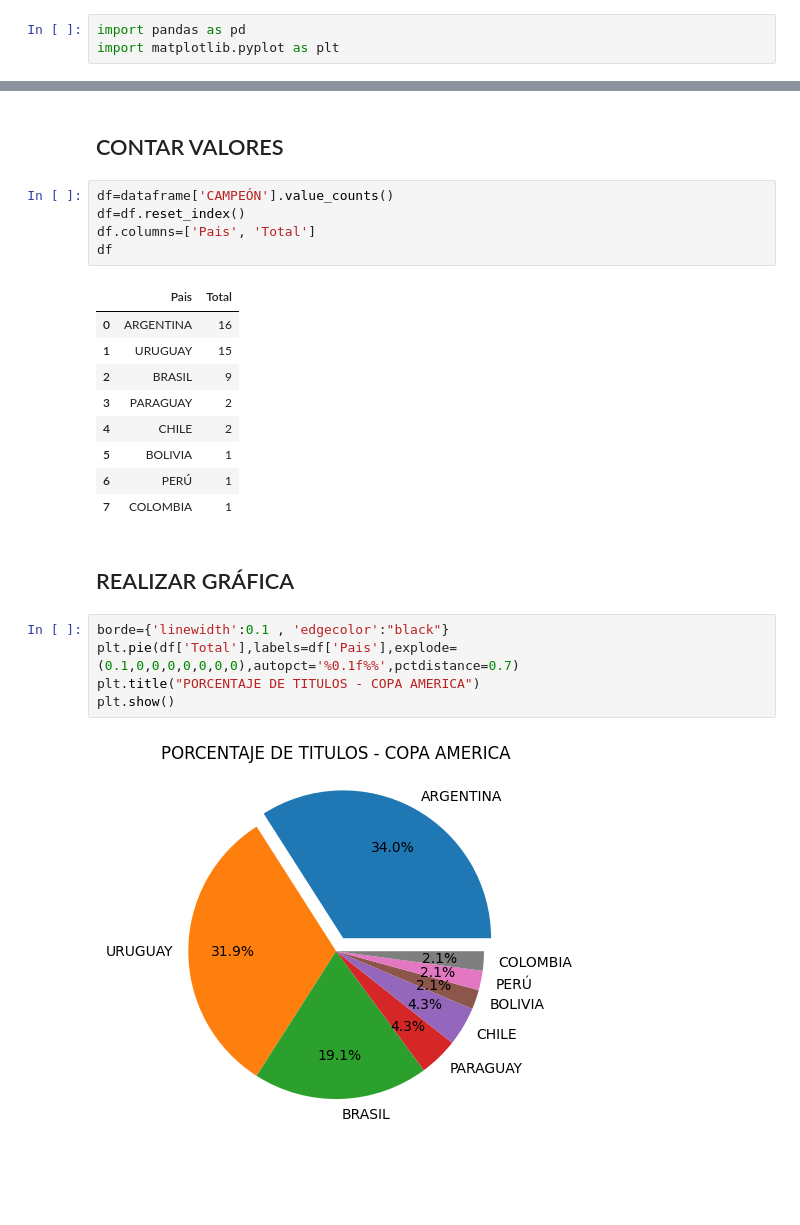
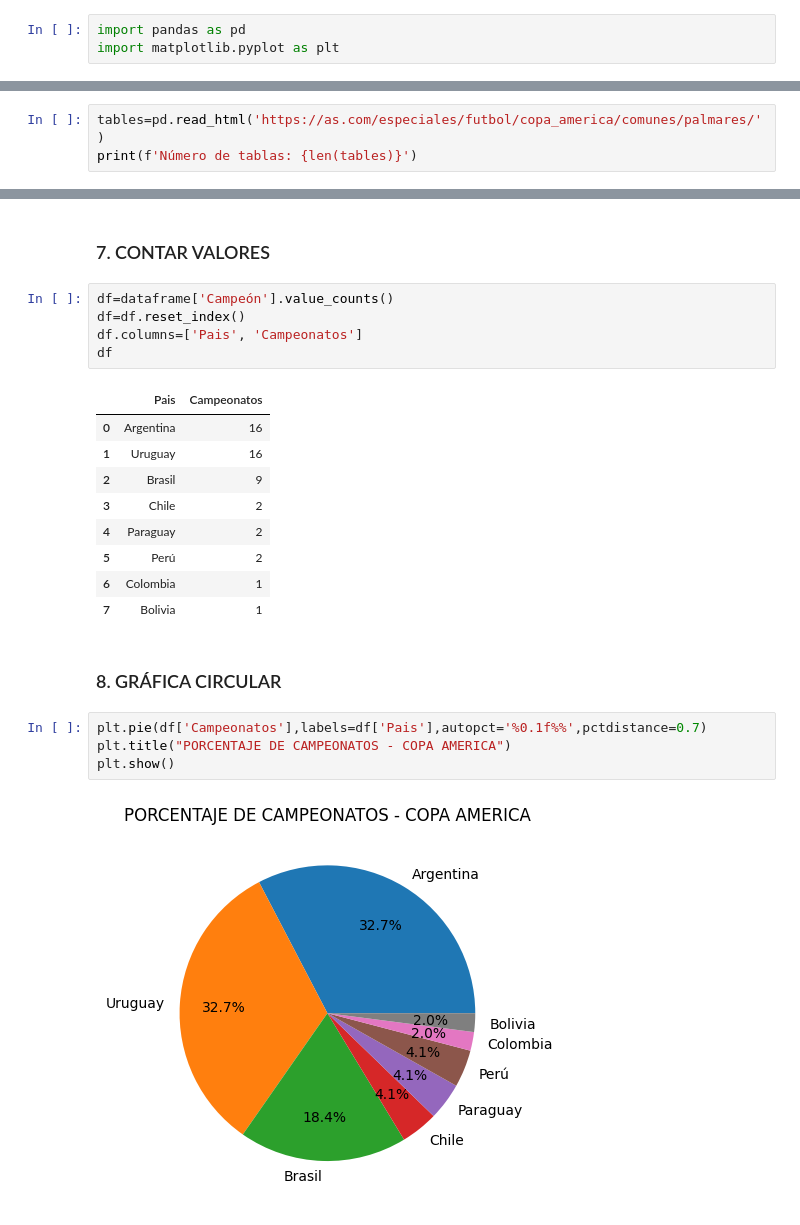
Before and after one commit to LuisOchoa1495/LIBRERIAS-DATA-SCIENCE, a Jupyter notebook: JUPYTER NOTEBOOK/ejemplo.ipynb, the cells around one changed output, grey strips where cells are left out. Cells and saved outputs as stored; diff of their text form; blank space fills up the shorter version.

```diff
--- a/JUPYTER NOTEBOOK/ejemplo.ipynb
+++ b/JUPYTER NOTEBOOK/ejemplo.ipynb
@@ -15,0 +10,3 @@ Numero de tablas: 2
+# %%
+tables=pd.read_html('https://as.com/especiales/futbol/copa_america/comunes/palmares/')
+print(f'Número de tablas: {len(tables)}')
@@ -95,26 +92,25 @@ Se importo correctamente a formato csv
 # %% [markdown]
-## CONTAR VALORES
+### 7. CONTAR VALORES
 # %%
-df=dataframe['CAMPEÓN'].value_counts()
+df=dataframe['Campeón'].value_counts()
 df=df.reset_index()
-df.columns=['Pais', 'Total']
+df.columns=['Pais', 'Campeonatos']
 df
 # %% [output]
-|  | Pais | Total |
-| 0 | ARGENTINA | 16 |
-| 1 | URUGUAY | 15 |
-| 2 | BRASIL | 9 |
-| 3 | PARAGUAY | 2 |
-| 4 | CHILE | 2 |
-| 5 | BOLIVIA | 1 |
-| 6 | PERÚ | 1 |
-| 7 | COLOMBIA | 1 |
+|  | Pais | Campeonatos |
+| 0 | Argentina | 16 |
+| 1 | Uruguay | 16 |
+| 2 | Brasil | 9 |
+| 3 | Chile | 2 |
+| 4 | Paraguay | 2 |
+| 5 | Perú | 2 |
+| 6 | Colombia | 1 |
+| 7 | Bolivia | 1 |
 # %% [markdown]
-## REALIZAR GRÁFICA
+### 8. GRÁFICA CIRCULAR
 # %%
-borde={'linewidth':0.1 , 'edgecolor':"black"}
-plt.pie(df['Total'],labels=df['Pais'],explode=(0.1,0,0,0,0,0,0,0),autopct='%0.1f%%',pctdistance=0.7)
-plt.title("PORCENTAJE DE TITULOS - COPA AMERICA")
+plt.pie(df['Campeonatos'],labels=df['Pais'],autopct='%0.1f%%',pctdistance=0.7)
+plt.title("PORCENTAJE DE CAMPEONATOS - COPA AMERICA")
 plt.show()
 # %% [output]
-[figure, old version]
+[figure, new version]
```
Also changed, not shown: parts of 13 cells of this notebook, 4 other files.
